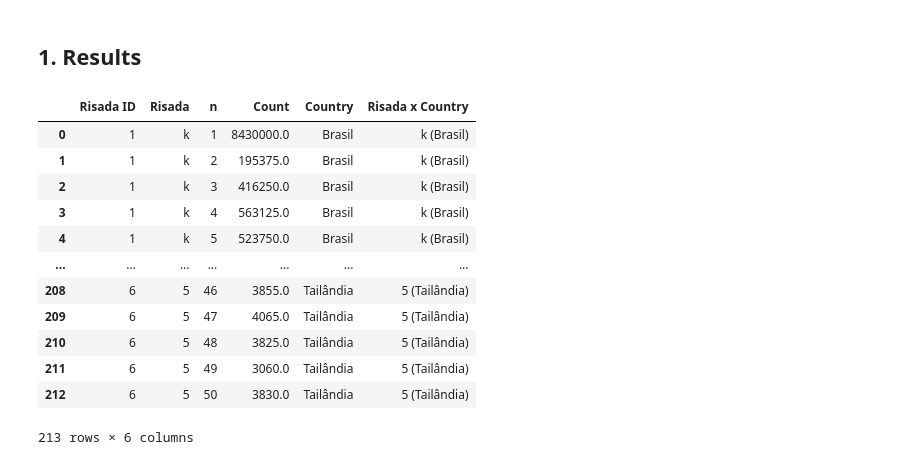
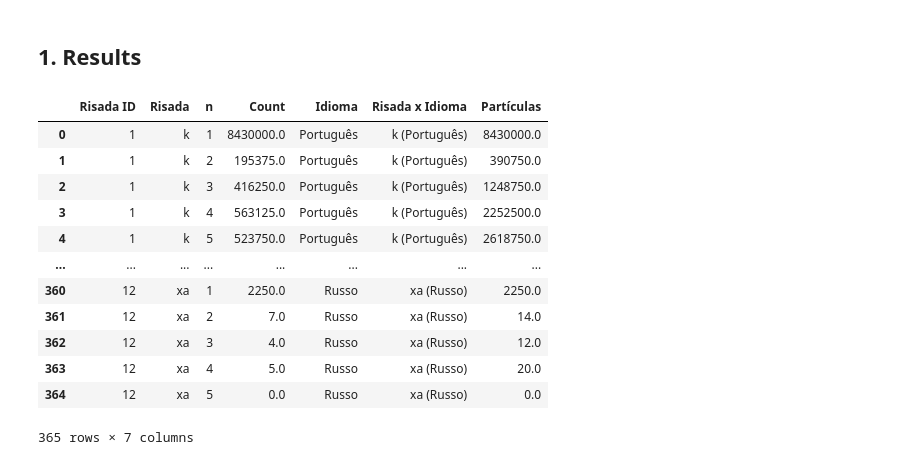
Before and after one commit to vgarciasc/kkkk_dist, a Jupyter notebook: process_data.ipynb, the cells around one changed output. Cells and saved outputs as stored; diff of their text form; code cells hidden in the pictures.

```diff
--- a/process_data.ipynb
+++ b/process_data.ipynb
@@ -86,35 +115,35 @@ def plot_logscale_results(counts, ignore_first_ks=0):
 # %%
-counts = [np.mean(get_count_from_file(f), axis=1) for f in ["data/k_twitter_2s_1-50_count.json",
-                                                            "data/ha_twitter_2s_1-50_count.json",
-                                                            "data/he_twitter_1s_1-30_count.json",
-                                                            "data/rs_twitter_1s_1-30_count.json",
-                                                            "data/w_twitter_2s_1-50_count_cleaned.json",
-                                                            "data/5_twitter_2s_1-50_count.json"]]
-laughs = ["k", "ha", "he", "rs", "w", "5"]
-countries = ["Brasil", "Brasil", "Brasil", "Brasil", "Japão", "Tailândia"]
+df_name_ids, df_names, df_number, df_values, df_countries = [], [], [], [], []
 
-df_name_ids, df_names, df_number, df_values, df_countries = [], [], [], [], []
-for i, (laugh, count) in enumerate(zip(laughs, counts)):
+for i, d in enumerate(data):
+    count = get_count_from_file(d["Count"])
+    count = [np.mean(x) for x in count]
     for j, val in enumerate(count):
         df_name_ids.append(i+1)
-        df_names.append(laugh)
+        df_names.append(d["Risada"])
         df_number.append(j+1)
         df_values.append(val)
-        df_countries.append(countries[i])
-df = pd.DataFrame({"Risada ID": df_name_ids, "Risada": df_names, "n": df_number, "Count": df_values, "Country": df_countries})
-df.loc[:, "Risada x Country"] = df["Risada"] + " (" + df["Country"].astype(str) + ")"
+        df_countries.append(d["Idioma"])
+
+df = pd.DataFrame({"Risada ID": df_name_ids, "Risada": df_names, "n": df_number, "Count": df_values, "Idioma": df_countries})
+df.loc[:, "Risada x Idioma"] = df["Risada"] + " (" + df["Idioma"].astype(str) + ")"
+df.loc[:, "Partículas"] = df["n"] * df["Count"]
+
+df_br = df[df['Idioma'] == "Português"]
+df_int = df[(df['Idioma'] != "Português") | (df["Risada"] == "k")]
+
 df
 # %% [output]
-|  | Risada ID | Risada | n | Count | Country | Risada x Country |
-| 0 | 1 | k | 1 | 8430000.0 | Brasil | k (Brasil) |
-| 1 | 1 | k | 2 | 195375.0 | Brasil | k (Brasil) |
-| 2 | 1 | k | 3 | 416250.0 | Brasil | k (Brasil) |
-| 3 | 1 | k | 4 | 563125.0 | Brasil | k (Brasil) |
-| 4 | 1 | k | 5 | 523750.0 | Brasil | k (Brasil) |
-| ... | ... | ... | ... | ... | ... | ... |
-| 208 | 6 | 5 | 46 | 3855.0 | Tailândia | 5 (Tailândia) |
-| 209 | 6 | 5 | 47 | 4065.0 | Tailândia | 5 (Tailândia) |
-| 210 | 6 | 5 | 48 | 3825.0 | Tailândia | 5 (Tailândia) |
-| 211 | 6 | 5 | 49 | 3060.0 | Tailândia | 5 (Tailândia) |
-| 212 | 6 | 5 | 50 | 3830.0 | Tailândia | 5 (Tailândia) |
+|  | Risada ID | Risada | n | Count | Idioma | Risada x Idioma | Partículas |
+| 0 | 1 | k | 1 | 8430000.0 | Português | k (Português) | 8430000.0 |
+| 1 | 1 | k | 2 | 195375.0 | Português | k (Português) | 390750.0 |
+| 2 | 1 | k | 3 | 416250.0 | Português | k (Português) | 1248750.0 |
+| 3 | 1 | k | 4 | 563125.0 | Português | k (Português) | 2252500.0 |
+| 4 | 1 | k | 5 | 523750.0 | Português | k (Português) | 2618750.0 |
+| ... | ... | ... | ... | ... | ... | ... | ... |
+| 360 | 12 | xa | 1 | 2250.0 | Russo | xa (Russo) | 2250.0 |
+| 361 | 12 | xa | 2 | 7.0 | Russo | xa (Russo) | 14.0 |
+| 362 | 12 | xa | 3 | 4.0 | Russo | xa (Russo) | 12.0 |
+| 363 | 12 | xa | 4 | 5.0 | Russo | xa (Russo) | 20.0 |
+| 364 | 12 | xa | 5 | 0.0 | Russo | xa (Russo) | 0.0 |
-213 rows × 6 columns
+365 rows × 7 columns
```
Also changed, not shown: parts of 40 cells of this notebook, 1 other file.
